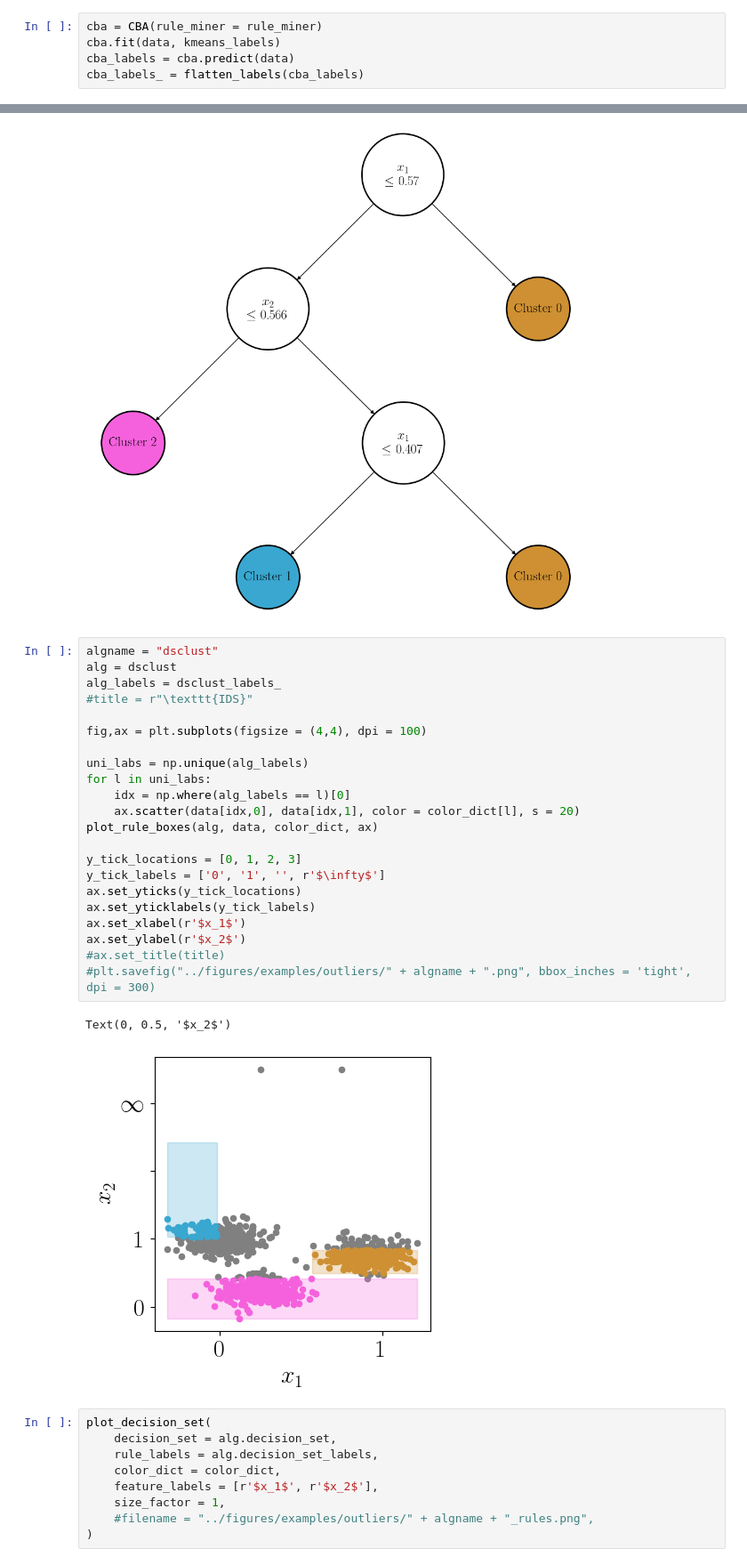
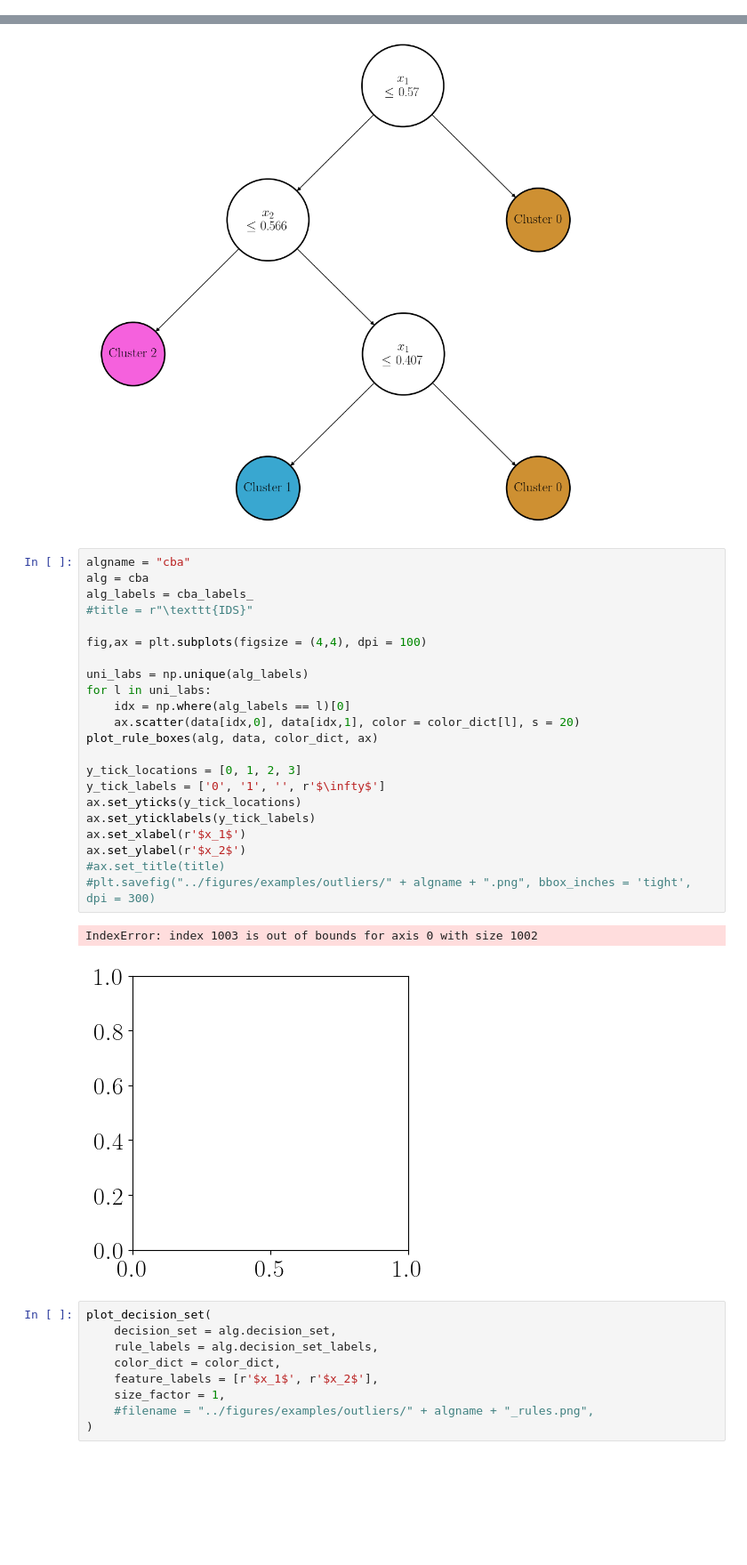
Before and after one commit to kevinqnb/interpretable-clustering, a Jupyter notebook: examples/examples.ipynb, the cells around one changed output, grey strips where cells are left out. Shown: that part at 89% size. Saved outputs shown, nothing was run; the diff lists cells and outputs as text; blank space fills up the shorter version.

```diff
--- a/examples/examples.ipynb
+++ b/examples/examples.ipynb
@@ -192,8 +195,3 @@ cba_labels_ = flatten_labels(cba_labels)
-# %%
-cba = CBA(rule_miner = rule_miner)
-cba.fit(data, kmeans_labels)
-cba_labels = cba.predict(data)
-cba_labels_ = flatten_labels(cba_labels)
 # %%
 n_mine = 20
 
@@ -320,30 +318,30 @@ draw_tree(
 # %% [output]
 [figure]
 # %%
-algname = "dsclust"
-alg = dsclust
-alg_labels = dsclust_labels_
+algname = "cba"
+alg = cba
+alg_labels = cba_labels_
 #title = r"\texttt{IDS}"
 
 fig,ax = plt.subplots(figsize = (4,4), dpi = 100)
 
 uni_labs = np.unique(alg_labels)
 for l in uni_labs:
     idx = np.where(alg_labels == l)[0]
     ax.scatter(data[idx,0], data[idx,1], color = color_dict[l], s = 20)
 plot_rule_boxes(alg, data, color_dict, ax)
 
 y_tick_locations = [0, 1, 2, 3]
 y_tick_labels = ['0', '1', '', r'$\infty$']
 ax.set_yticks(y_tick_locations)
 ax.set_yticklabels(y_tick_labels)
 ax.set_xlabel(r'$x_1$')
 ax.set_ylabel(r'$x_2$')
 #ax.set_title(title)
 #plt.savefig("../figures/examples/outliers/" + algname + ".png", bbox_inches = 'tight', dpi = 300)
 # %% [output]
-Text(0, 0.5, '$x_2$')
+IndexError: index 1003 is out of bounds for axis 0 with size 1002
-[figure, old version]
+[figure, new version]
 # %%
 plot_decision_set(
     decision_set = alg.decision_set,
```
Also changed, not shown: parts of 1 cell of this notebook, 5 other files.
